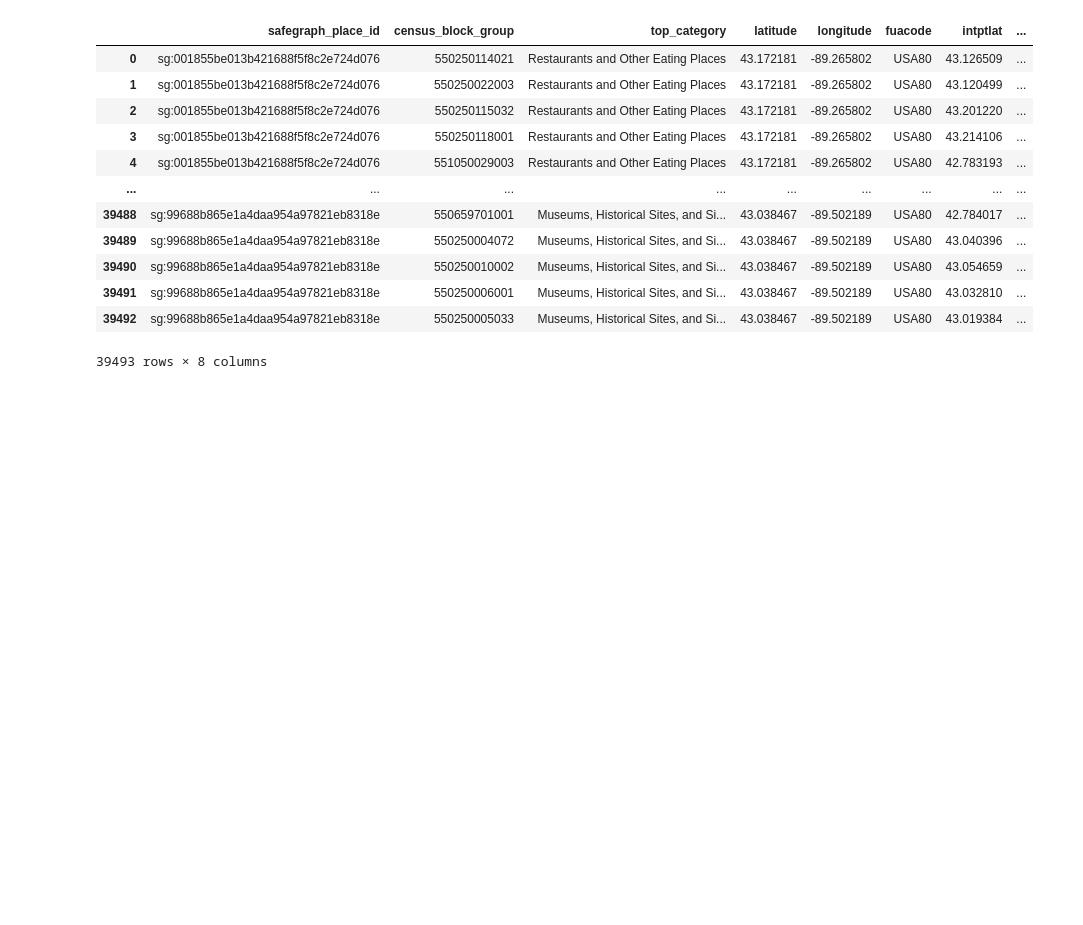
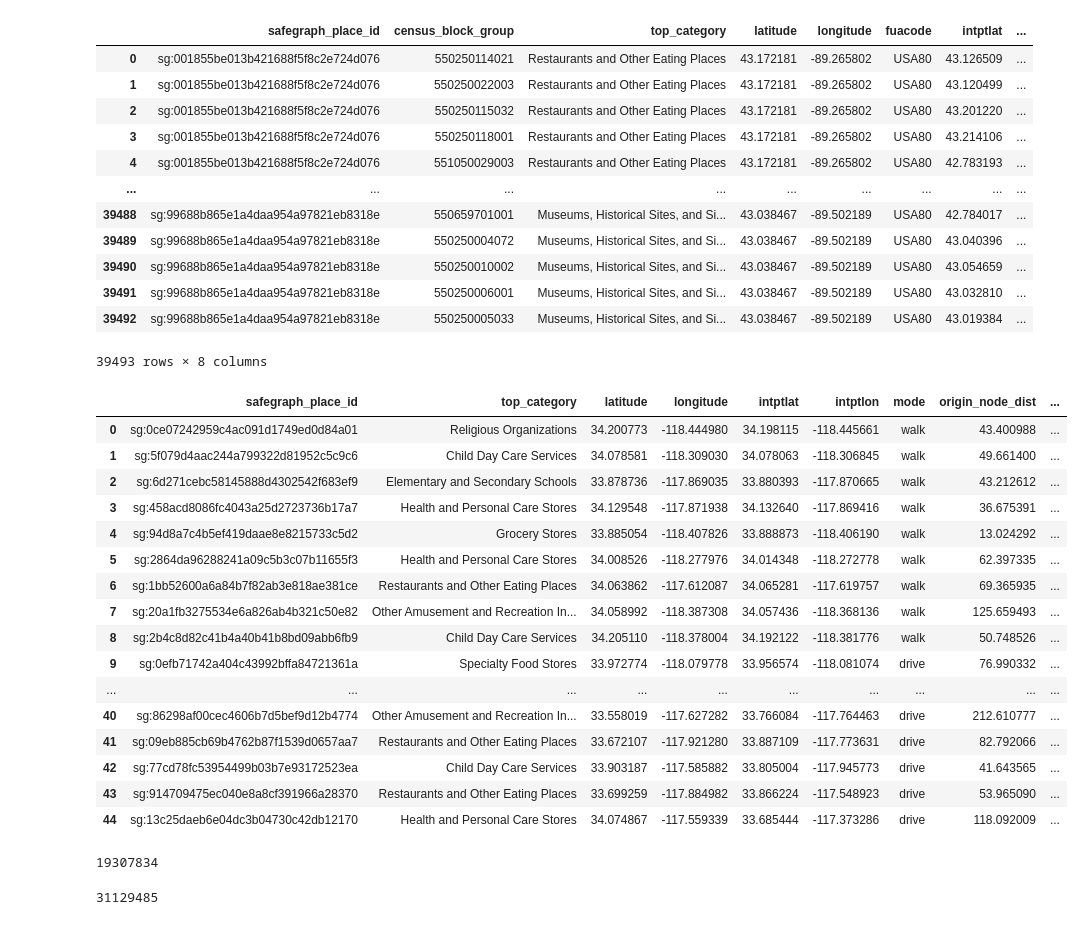
Before and after one commit to gsagostini/amenities-distance, a Jupyter notebook: notebooks/scratch.ipynb, the cells around one changed output. Cells and saved outputs as stored; diff of their text form; code cells hidden in the pictures; blank space fills up the shorter version.

```diff
--- a/notebooks/scratch.ipynb
+++ b/notebooks/scratch.ipynb
@@ -87,0 +90,30 @@ od_matrix[od_matrix.fuacode=='USA80'].reset_index(drop=True)
+# %%
+LA = pd.read_csv('../data/d04_final-OD-matrices/USA02_ODmatrix.csv')
+# %%
+LA2 = LA.drop(['Unnamed: 0', 'census_block_group', 'fuacode', 'origin_node', 'destination_node'], axis=1)
+LA3 = LA2.rename({'intptlat':'cbg_latitude', 'intptlon':'cbg_longitude'})
+# %%
+dfs = [df[(df != 0).all(1)].sort_values(by='distance').reset_index(drop=True).dropna() for k, df in LA3.groupby('top_category')]
+# %%
+sampled_dfs = [df.sample(n=5, random_state=1).reset_index(drop=True) for df in dfs]
+test_df = pd.concat(sampled_dfs).sort_values(by='distance').reset_index(drop=True)
+# %%
+test_df
+# %% [output]
+|  | safegraph_place_id | top_category | latitude | longitude | intptlat | intptlon | mode | origin_node_dist | ... |
+| 0 | sg:0ce07242959c4ac091d1749ed0d84a01 | Religious Organizations | 34.200773 | -118.444980 | 34.198115 | -118.445661 | walk | 43.400988 | ... |
+| 1 | sg:5f079d4aac244a799322d81952c5c9c6 | Child Day Care Services | 34.078581 | -118.309030 | 34.078063 | -118.306845 | walk | 49.661400 | ... |
+| 2 | sg:6d271cebc58145888d4302542f683ef9 | Elementary and Secondary Schools | 33.878736 | -117.869035 | 33.880393 | -117.870665 | walk | 43.212612 | ... |
+| 3 | sg:458acd8086fc4043a25d2723736b17a7 | Health and Personal Care Stores | 34.129548 | -117.871938 | 34.132640 | -117.869416 | walk | 36.675391 | ... |
+| 4 | sg:94d8a7c4b5ef419daae8e8215733c5d2 | Grocery Stores | 33.885054 | -118.407826 | 33.888873 | -118.406190 | walk | 13.024292 | ... |
+| 5 | sg:2864da96288241a09c5b3c07b11655f3 | Health and Personal Care Stores | 34.008526 | -118.277976 | 34.014348 | -118.272778 | walk | 62.397335 | ... |
+| 6 | sg:1bb52600a6a84b7f82ab3e818ae381ce | Restaurants and Other Eating Places | 34.063862 | -117.612087 | 34.065281 | -117.619757 | walk | 69.365935 | ... |
+| 7 | sg:20a1fb3275534e6a826ab4b321c50e82 | Other Amusement and Recreation In... | 34.058992 | -118.387308 | 34.057436 | -118.368136 | walk | 125.659493 | ... |
+| 8 | sg:2b4c8d82c41b4a40b41b8bd09abb6fb9 | Child Day Care Services | 34.205110 | -118.378004 | 34.192122 | -118.381776 | walk | 50.748526 | ... |
+| 9 | sg:0efb71742a404c43992bffa84721361a | Specialty Food Stores | 33.972774 | -118.079778 | 33.956574 | -118.081074 | drive | 76.990332 | ... |
+| ... | ... | ... | ... | ... | ... | ... | ... | ... | ... |
+| 40 | sg:86298af00cec4606b7d5bef9d12b4774 | Other Amusement and Recreation In... | 33.558019 | -117.627282 | 33.766084 | -117.764463 | drive | 212.610777 | ... |
+| 41 | sg:09eb885cb69b4762b87f1539d0657aa7 | Restaurants and Other Eating Places | 33.672107 | -117.921280 | 33.887109 | -117.773631 | drive | 82.792066 | ... |
+| 42 | sg:77cd78fc53954499b03b7e93172523ea | Child Day Care Services | 33.903187 | -117.585882 | 33.805004 | -117.945773 | drive | 41.643565 | ... |
+| 43 | sg:914709475ec040e8a8cf391966a28370 | Restaurants and Other Eating Places | 33.699259 | -117.884982 | 33.866224 | -117.548923 | drive | 53.965090 | ... |
+| 44 | sg:13c25daeb6e04dc3b04730c42db12170 | Health and Personal Care Stores | 34.074867 | -117.559339 | 33.685444 | -117.373286 | drive | 118.092009 | ... |
@@ -87,0 +127,8 @@ od_matrix[od_matrix.fuacode=='USA80'].reset_index(drop=True)
+# %%
+len(original_csv)
+# %% [output]
+19307834
+# %%
+len(new_csv)
+# %% [output]
+31129485
```
Also changed, not shown: parts of 10 cells of this notebook, 5 other files.
